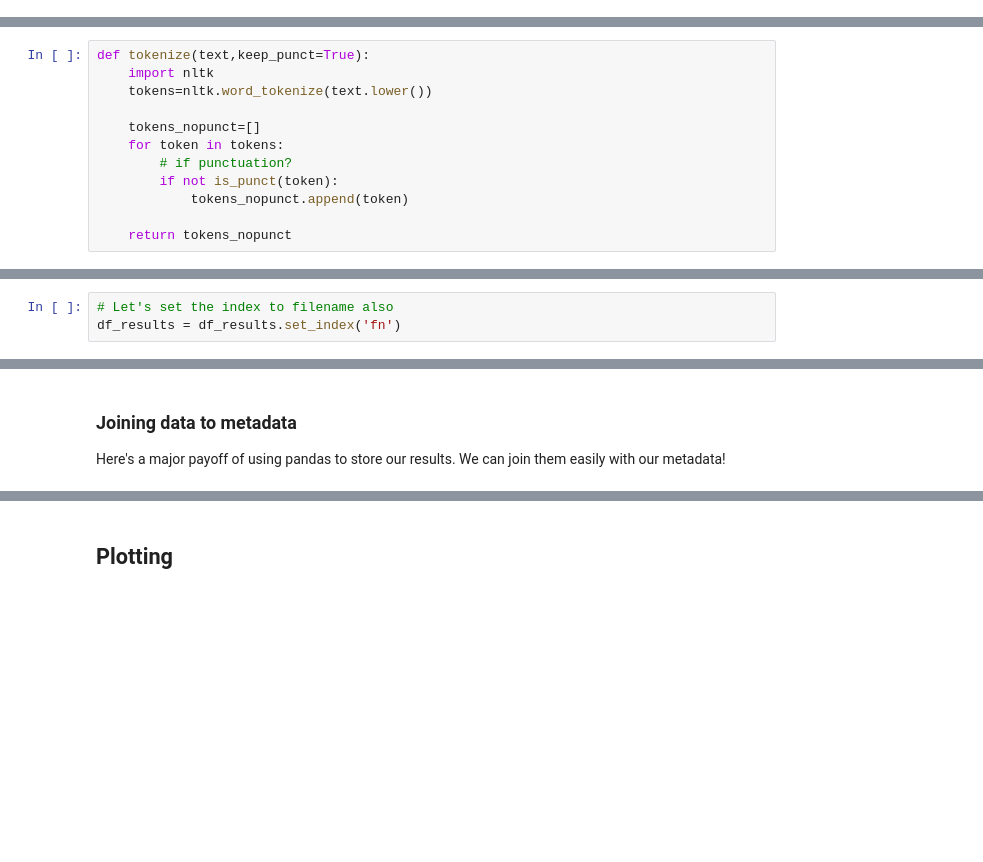
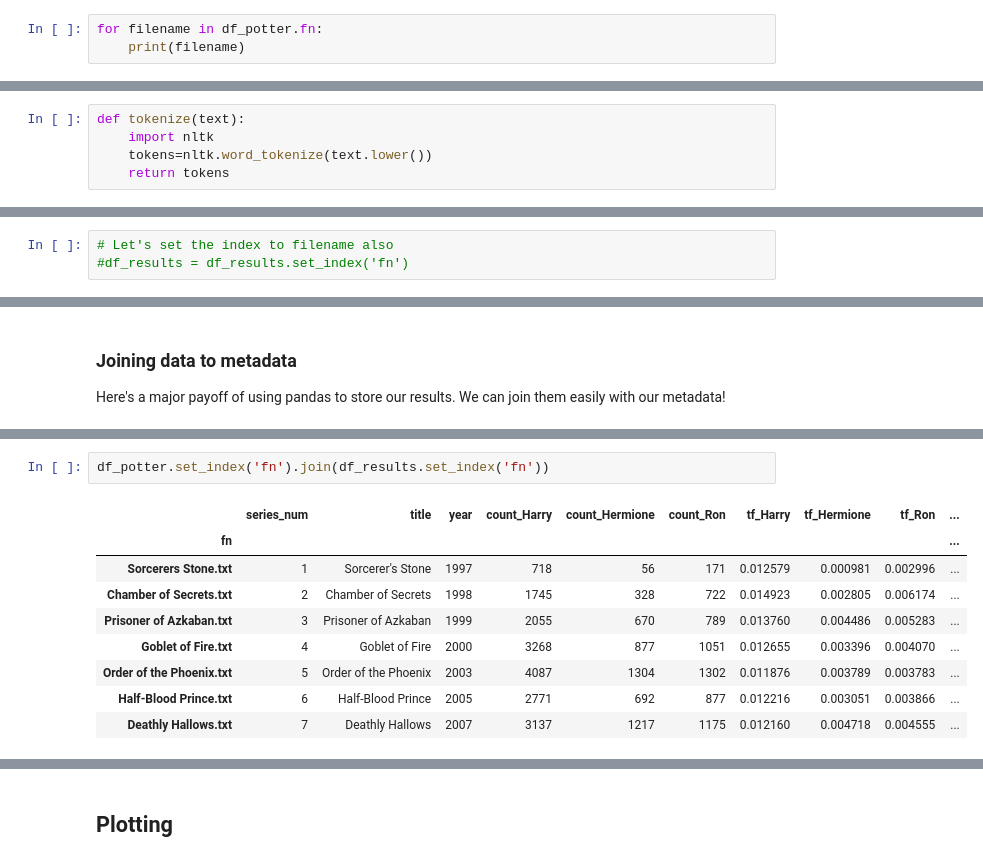
Before and after one commit to quadrismegistus/literarytextmining, a Jupyter notebook: 04_corpus_mining/4A_pandas.ipynb, the cells around one changed output, grey strips where cells are left out. Cells and saved outputs as stored; diff of their text form; blank space fills up the shorter version.

```diff
--- a/04_corpus_mining/4A_pandas.ipynb
+++ b/04_corpus_mining/4A_pandas.ipynb
@@ -62,0 +137,3 @@ for title in df_potter.title:
+# %%
+for filename in df_potter.fn:
+    print(filename)
@@ -195,17 +409,10 @@ def is_punct(token):
     else:
         return True
 # %%
-def tokenize(text,keep_punct=True):
+def tokenize(text):
     import nltk
     tokens=nltk.word_tokenize(text.lower())
-
-    tokens_nopunct=[]
-    for token in tokens:
-        # if punctuation?
-        if not is_punct(token):
-            tokens_nopunct.append(token)
-
-    return tokens_nopunct
+    return tokens
 # %%
 def count(tokens):
     from collections import Counter
@@ -305,6 +623,6 @@ df_results
 # %%
 # Let's set the index to filename also
-df_results = df_results.set_index('fn')
+#df_results = df_results.set_index('fn')
 # %%
 # We can sort our results
 df_results.sort_values('tf_Harry')
@@ -330,2 +702,14 @@ df_results
+# %%
+df_potter.set_index('fn').join(df_results.set_index('fn'))
+# %% [output]
+|  | series_num | title | year | count_Harry | count_Hermione | count_Ron | tf_Harry | tf_Hermione | tf_Ron | ... |
+| fn |  |  |  |  |  |  |  |  |  | ... |
+| Sorcerers Stone.txt | 1 | Sorcerer's Stone | 1997 | 718 | 56 | 171 | 0.012579 | 0.000981 | 0.002996 | ... |
+| Chamber of Secrets.txt | 2 | Chamber of Secrets | 1998 | 1745 | 328 | 722 | 0.014923 | 0.002805 | 0.006174 | ... |
+| Prisoner of Azkaban.txt | 3 | Prisoner of Azkaban | 1999 | 2055 | 670 | 789 | 0.013760 | 0.004486 | 0.005283 | ... |
+| Goblet of Fire.txt | 4 | Goblet of Fire | 2000 | 3268 | 877 | 1051 | 0.012655 | 0.003396 | 0.004070 | ... |
+| Order of the Phoenix.txt | 5 | Order of the Phoenix | 2003 | 4087 | 1304 | 1302 | 0.011876 | 0.003789 | 0.003783 | ... |
+| Half-Blood Prince.txt | 6 | Half-Blood Prince | 2005 | 2771 | 692 | 877 | 0.012216 | 0.003051 | 0.003866 | ... |
+| Deathly Hallows.txt | 7 | Deathly Hallows | 2007 | 3137 | 1217 | 1175 | 0.012160 | 0.004718 | 0.004555 | ... |
 # %%
 # Let's join them!
```
Also changed, not shown: parts of 45 cells of this notebook, 2 other files.
